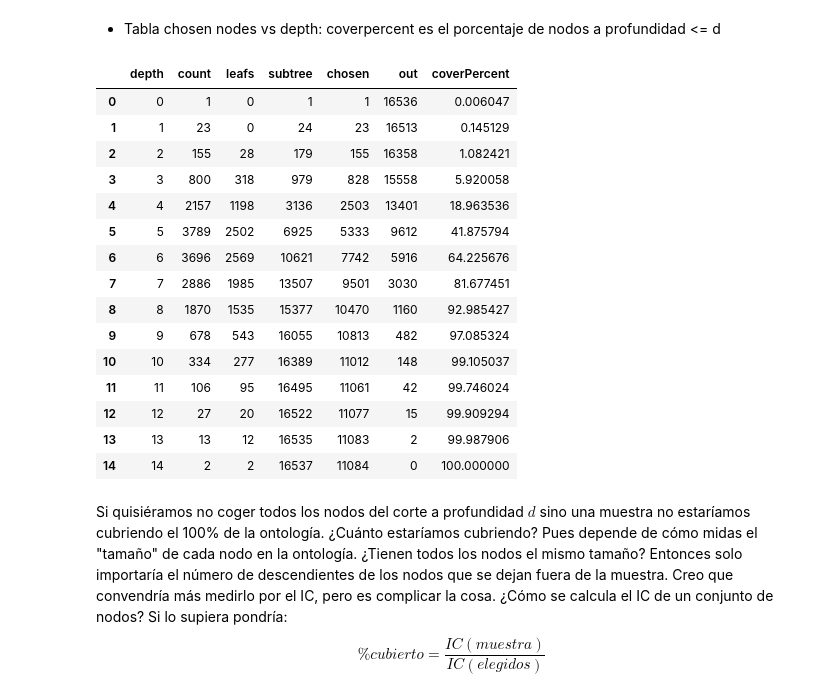
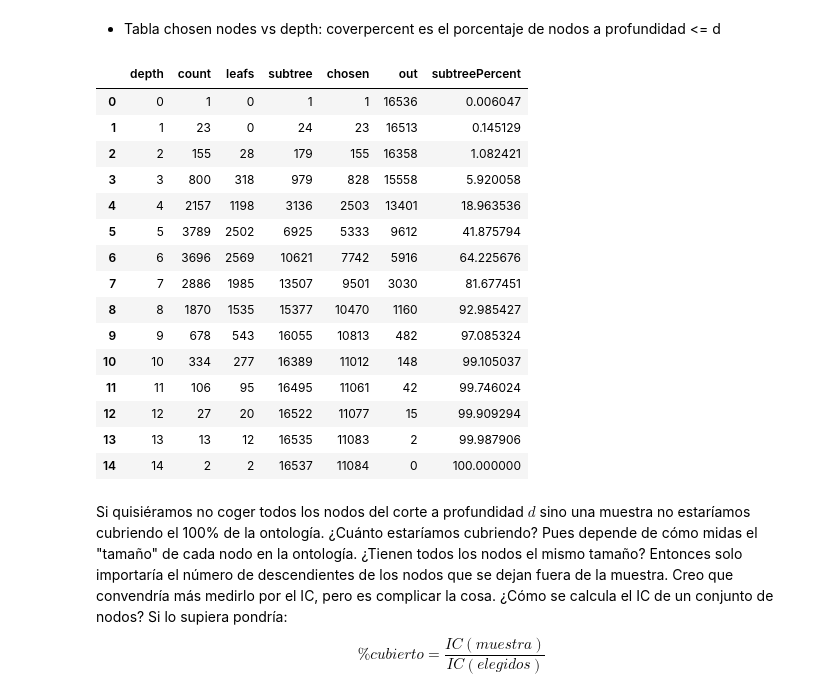
Before and after one commit to DgoMndez/DL-patogen-colab-DIIC, a Jupyter notebook: src/analysis/hpo-tree.ipynb, the cells around one changed output. Cells and saved outputs as stored; diff of their text form; code cells hidden in the pictures.

```diff
--- a/src/analysis/hpo-tree.ipynb
+++ b/src/analysis/hpo-tree.ipynb
@@ -176,12 +195,12 @@ plt.show()
 # %%
 # Save depth count
 dfDepth = pd.DataFrame({'depth': range(MAXDEPTH+1), 'count': contProfundidades, 'leafs': contHojas, 'subtree':accumDepth[1:],'chosen': y})
 dfDepth['out'] = N - dfDepth['subtree']
-dfDepth['coverPercent'] = dfDepth['subtree']/N * 100
+dfDepth['subtreePercent'] = dfDepth['subtree']/N * 100
 dfDepth.to_csv(rDir + '/depth_count.csv', index=False, sep='\t')
 display(dfDepth)
 # %% [output]
-|  | depth | count | leafs | subtree | chosen | out | coverPercent |
+|  | depth | count | leafs | subtree | chosen | out | subtreePercent |
 | 0 | 0 | 1 | 0 | 1 | 1 | 16536 | 0.006047 |
 | 1 | 1 | 23 | 0 | 24 | 23 | 16513 | 0.145129 |
 | 2 | 2 | 155 | 28 | 179 | 155 | 16358 | 1.082421 |
```
Also changed, not shown: parts of 9 cells of this notebook, 3 other files.
